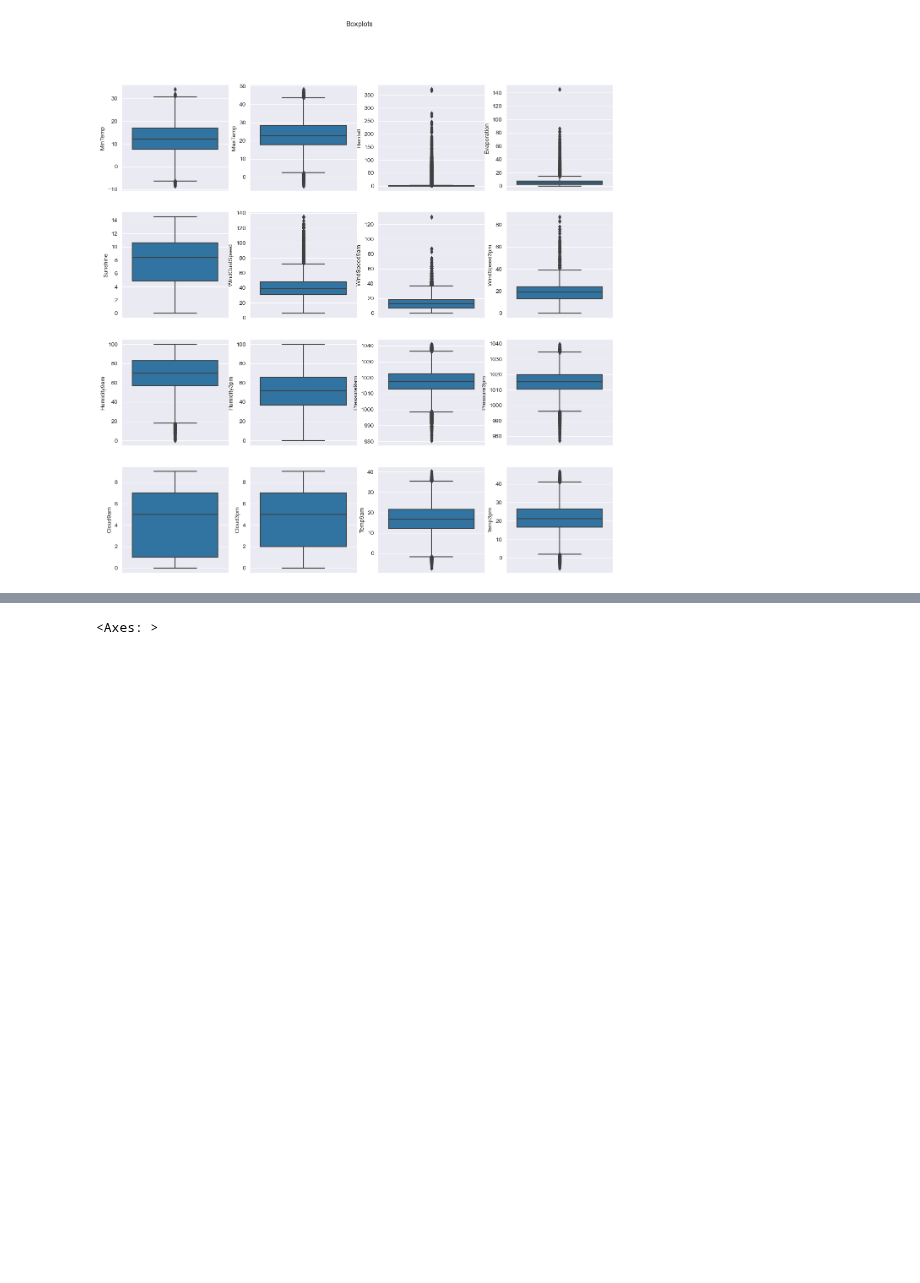
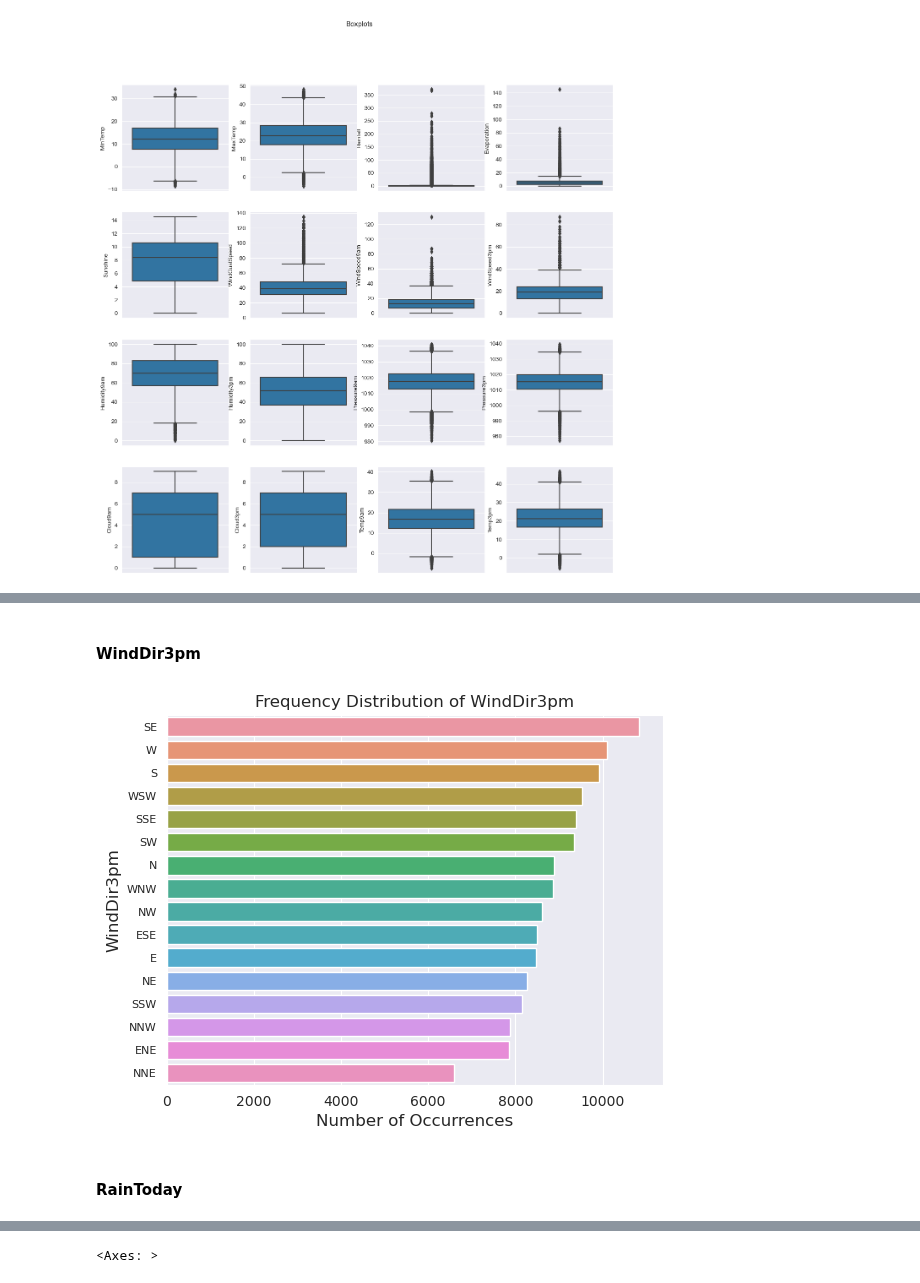
Before and after one commit to goncalobraga27/DAA, a Jupyter notebook: src/parte1/data_exploration/before_preparation.ipynb, the cells around one changed output, grey strips where cells are left out. Drawn from its saved outputs; the diff is of its cells as text; code cells hidden in the pictures; blank space fills up the shorter version.

```diff
--- a/src/parte1/data_exploration/before_preparation.ipynb
+++ b/src/parte1/data_exploration/before_preparation.ipynb
@@ -288,0 +366,15 @@ In summary, outliers are important as they can provide insights, influence analy
+# %% [markdown]
+#### WindDir3pm
+# %%
+winddir3pm_count = df['WindDir3pm'].value_counts()
+sns.set_style('darkgrid')
+sns.barplot(x=winddir3pm_count.values, y=winddir3pm_count.index, orient='h')
+plt.title('Frequency Distribution of WindDir3pm')
+plt.xlabel('Number of Occurrences', fontsize=12)
+plt.ylabel('WindDir3pm', fontsize=12)
+plt.yticks(fontsize=8)
+plt.show()
+# %% [output]
+[figure, added]
+# %% [markdown]
+#### RainToday
```
Also changed, not shown: parts of 64 cells of this notebook, 1 other file.
